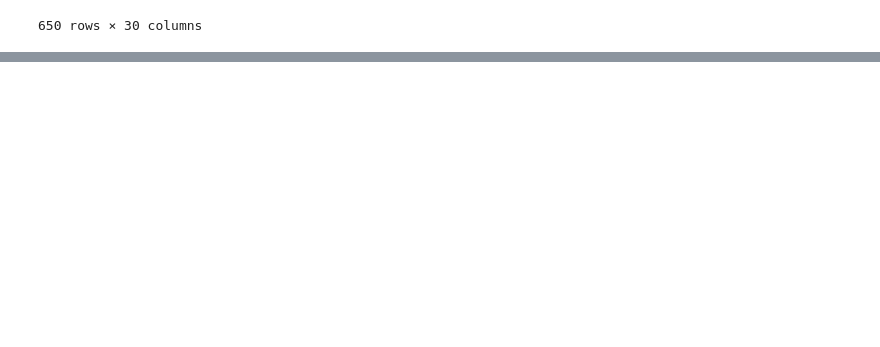
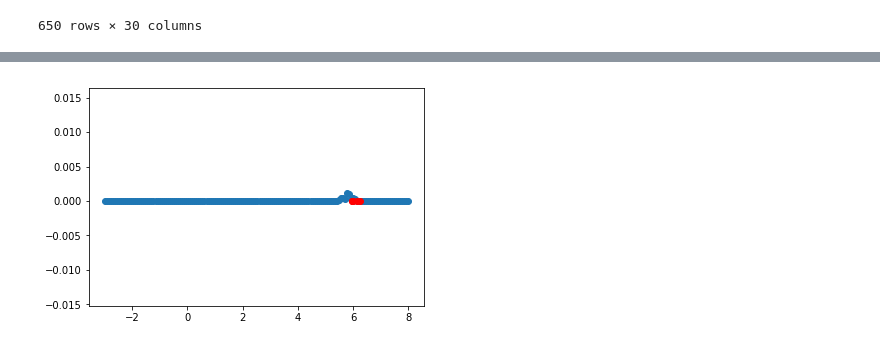
Before and after one commit to desultir/capstone, a Jupyter notebook: notebooks/tdm/spatial model.ipynb, the cells around one changed output, grey strips where cells are left out. Saved outputs shown, nothing was run; the diff lists cells and outputs as text; code cells hidden in the pictures; blank space fills up the shorter version.

```diff
--- a/notebooks/tdm/spatial model.ipynb
+++ b/notebooks/tdm/spatial model.ipynb
@@ -144,0 +201,4 @@ model.fit()
+# %%
+plot_marginal('Wollongong', 'Assault - non-domestic violence')
+# %% [output]
+[figure, added]
```
Also changed, not shown: parts of 11 cells of this notebook, 4 other files.
